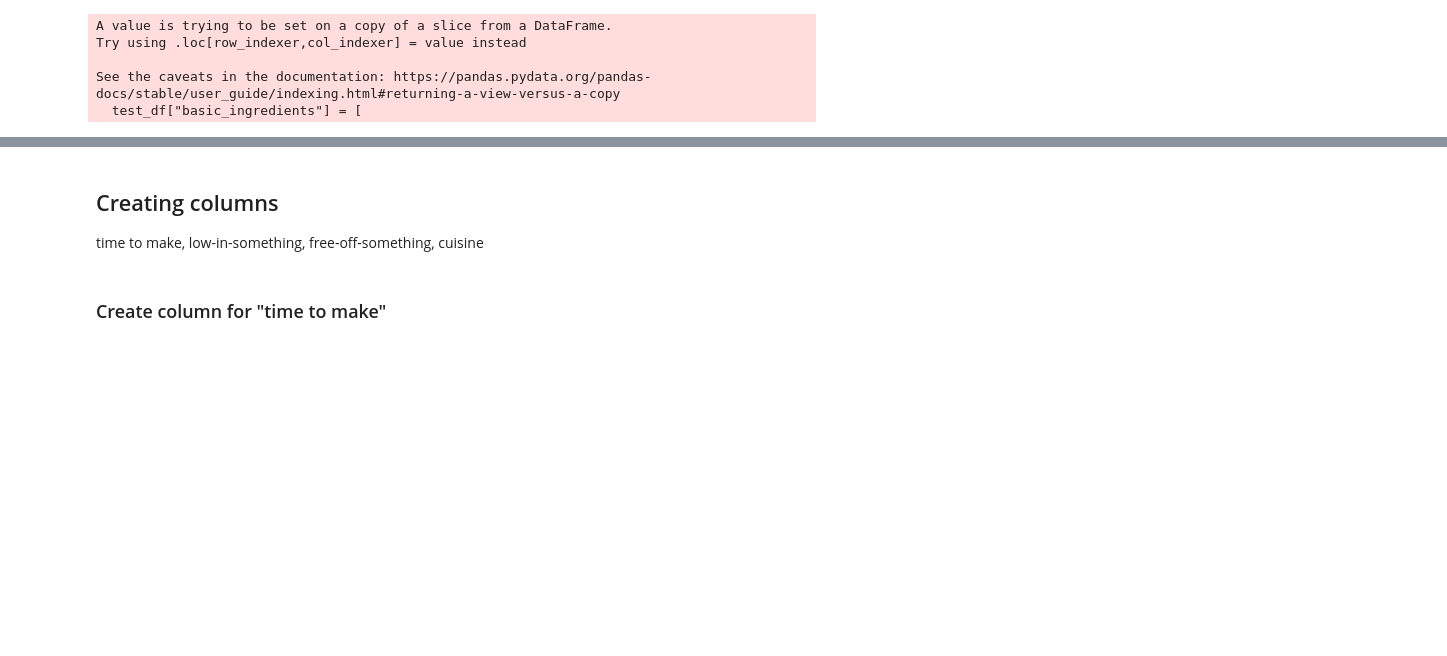
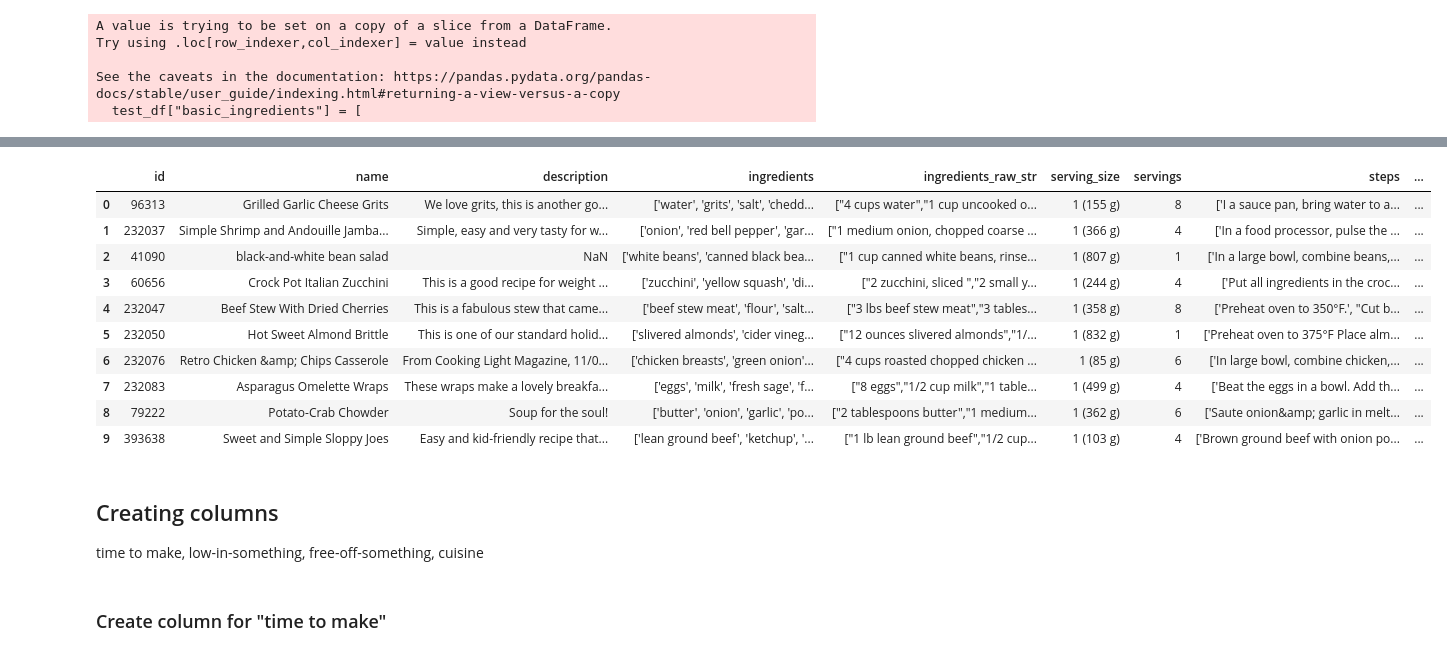
Before and after one commit to AishaShaf/recipe-recommender, a Jupyter notebook: data_cleaning.ipynb, the cells around one changed output, grey strips where cells are left out. Cells and saved outputs as stored; diff of their text form; code cells hidden in the pictures; blank space fills up the shorter version.

```diff
--- a/data_cleaning.ipynb
+++ b/data_cleaning.ipynb
@@ -32,7 +32,7 @@ print(len(df))
 494777
 # %%
 # creating a smaller test-dataframe
-test_df = df.iloc[:30, :]
+test_df = df.iloc[30:59, :]
 # %%
 df["ingredients"].dtypes  # the datatype of ingredients seems to be an object
 # %% [output]
@@ -114,6 +114,7 @@ ingredient_check = [
         "ice",
         "cardamom",
         "kosher salt",
+        "oregano",
     ]
     if any(
         ingredient in row
@@ -160,6 +161,7 @@ basic_ingredients_list = [
     "ice",
     "cardamom",
     "kosher salt",
+    "oregano",
 ]
 test_df["basic_ingredients"] = [
     [ingredient for ingredient in basic_ingredients_list if ingredient in row]
@@ -177,3 +199,17 @@ See the caveats in the documentation: https://pandas.pydata.org/pandas-docs/stab
+# %%
+test_df.head(10)
+# %% [output]
+|  | id | name | description | ingredients | ingredients_raw_str | serving_size | servings | steps | ... |
+| 0 | 96313 | Grilled Garlic Cheese Grits | We love grits, this is another go... | ['water', 'grits', 'salt', 'chedd... | ["4 cups water","1 cup uncooked o... | 1 (155 g) | 8 | ['I a sauce pan, bring water to a... | ... |
+| 1 | 232037 | Simple Shrimp and Andouille Jamba... | Simple, easy and very tasty for w... | ['onion', 'red bell pepper', 'gar... | ["1 medium onion, chopped coarse ... | 1 (366 g) | 4 | ['In a food processor, pulse the ... | ... |
+| 2 | 41090 | black-and-white bean salad | NaN | ['white beans', 'canned black bea... | ["1 cup canned white beans, rinse... | 1 (807 g) | 1 | ['In a large bowl, combine beans,... | ... |
+| 3 | 60656 | Crock Pot Italian Zucchini | This is a good recipe for weight ... | ['zucchini', 'yellow squash', 'di... | ["2 zucchini, sliced ","2 small y... | 1 (244 g) | 4 | ['Put all ingredients in the croc... | ... |
+| 4 | 232047 | Beef Stew With Dried Cherries | This is a fabulous stew that came... | ['beef stew meat', 'flour', 'salt... | ["3 lbs beef stew meat","3 tables... | 1 (358 g) | 8 | ['Preheat oven to 350°F.', "Cut b... | ... |
+| 5 | 232050 | Hot Sweet Almond Brittle | This is one of our standard holid... | ['slivered almonds', 'cider vineg... | ["12 ounces slivered almonds","1/... | 1 (832 g) | 1 | ['Preheat oven to 375°F Place alm... | ... |
+| 6 | 232076 | Retro Chicken &amp; Chips Casserole | From Cooking Light Magazine, 11/0... | ['chicken breasts', 'green onion'... | ["4 cups roasted chopped chicken ... | 1 (85 g) | 6 | ['In large bowl, combine chicken,... | ... |
+| 7 | 232083 | Asparagus Omelette Wraps | These wraps make a lovely breakfa... | ['eggs', 'milk', 'fresh sage', 'f... | ["8 eggs","1/2 cup milk","1 table... | 1 (499 g) | 4 | ['Beat the eggs in a bowl. Add th... | ... |
+| 8 | 79222 | Potato-Crab Chowder | Soup for the soul! | ['butter', 'onion', 'garlic', 'po... | ["2 tablespoons butter","1 medium... | 1 (362 g) | 6 | ['Saute onion&amp; garlic in melt... | ... |
+| 9 | 393638 | Sweet and Simple Sloppy Joes | Easy and kid-friendly recipe that... | ['lean ground beef', 'ketchup', '... | ["1 lb lean ground beef","1/2 cup... | 1 (103 g) | 4 | ['Brown ground beef with onion po... | ... |
 # %% [markdown]
 ## Creating columns
 time to make, low-in-something, free-off-something, cuisine
```
Also changed, not shown: parts of 2 cells of this notebook.
